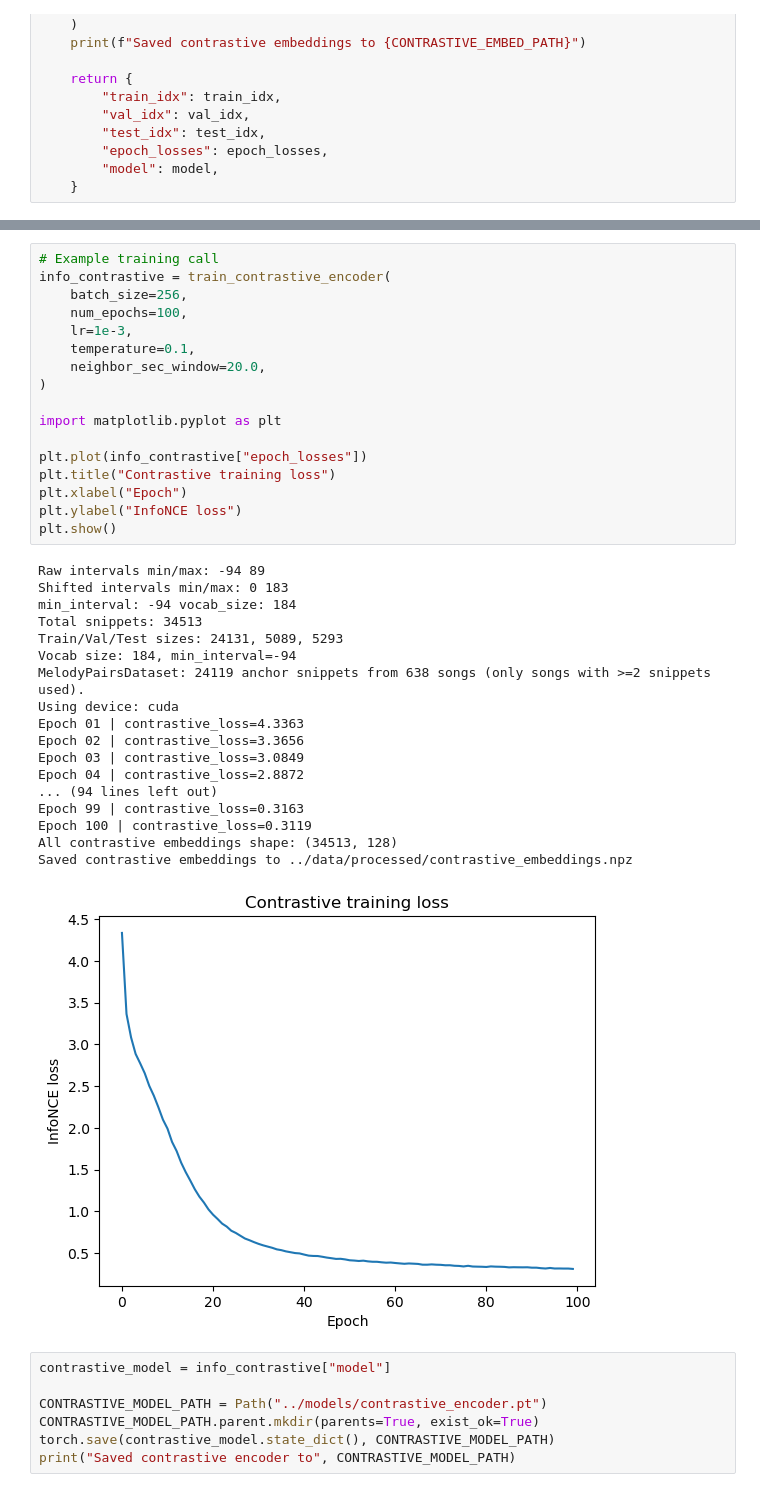
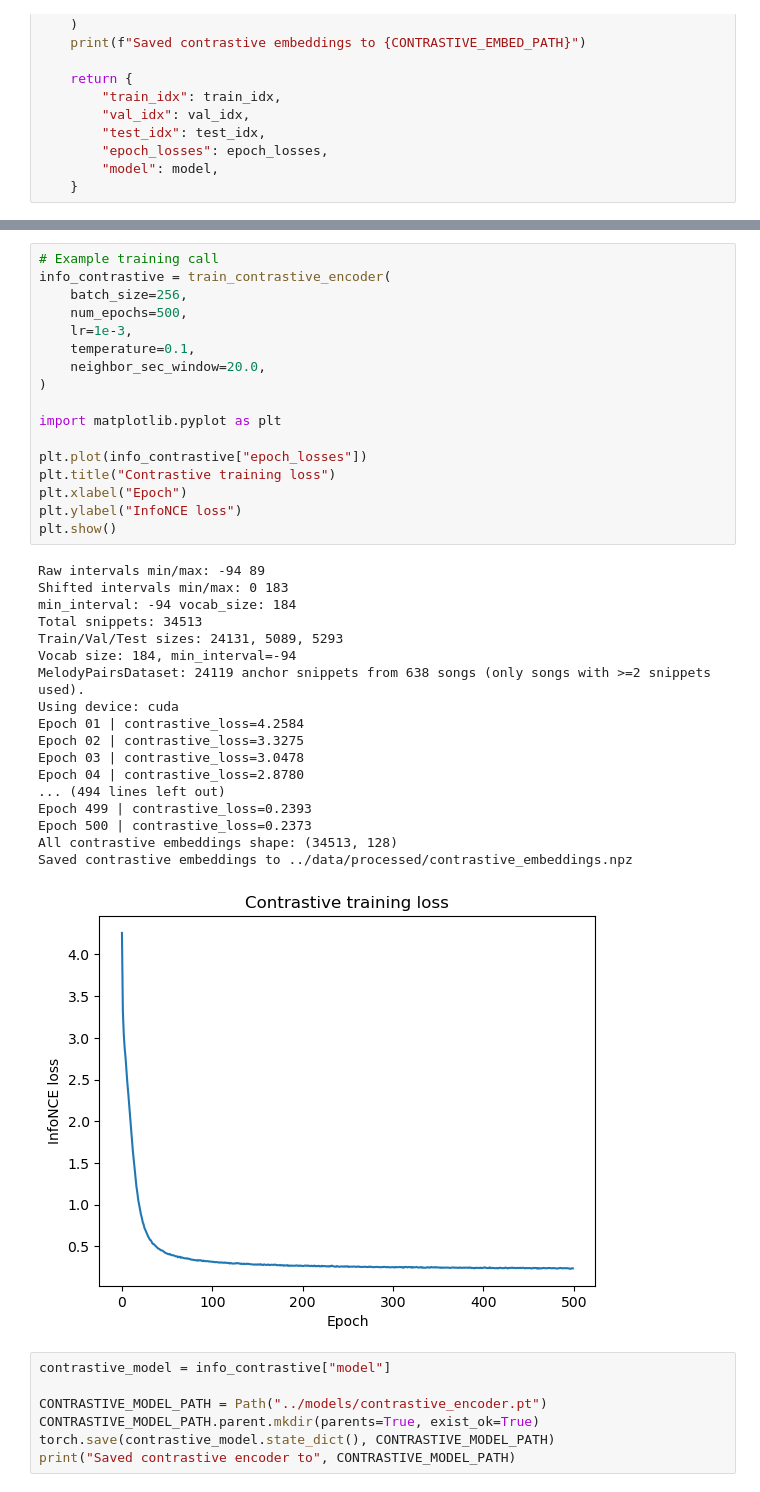
Before and after one commit to ritwikgarg/CS-441-Applied-ML-Project, a Jupyter notebook: notebooks/contrastive_autoencoder_model.ipynb, the cells around one changed output, grey strips where cells are left out. Saved outputs shown, nothing was run; the diff lists cells and outputs as text.

```diff
--- a/notebooks/contrastive_autoencoder_model.ipynb
+++ b/notebooks/contrastive_autoencoder_model.ipynb
@@ -364,39 +457,39 @@ def train_contrastive_encoder(
 # %%
 # Example training call
 info_contrastive = train_contrastive_encoder(
     batch_size=256,
-    num_epochs=100,
+    num_epochs=500,
     lr=1e-3,
     temperature=0.1,
     neighbor_sec_window=20.0,
 )
 
 import matplotlib.pyplot as plt
 
 plt.plot(info_contrastive["epoch_losses"])
 plt.title("Contrastive training loss")
 plt.xlabel("Epoch")
 plt.ylabel("InfoNCE loss")
 plt.show()
 # %% [output]
 Raw intervals min/max: -94 89
 Shifted intervals min/max: 0 183
 min_interval: -94 vocab_size: 184
 Total snippets: 34513
 Train/Val/Test sizes: 24131, 5089, 5293
 Vocab size: 184, min_interval=-94
 MelodyPairsDataset: 24119 anchor snippets from 638 songs (only songs with >=2 snippets used).
 Using device: cuda
-Epoch 01 | contrastive_loss=4.3363
-Epoch 02 | contrastive_loss=3.3656
-Epoch 03 | contrastive_loss=3.0849
-Epoch 04 | contrastive_loss=2.8872
-... (94 lines left out)
-Epoch 99 | contrastive_loss=0.3163
-Epoch 100 | contrastive_loss=0.3119
+Epoch 01 | contrastive_loss=4.2584
+Epoch 02 | contrastive_loss=3.3275
+Epoch 03 | contrastive_loss=3.0478
+Epoch 04 | contrastive_loss=2.8780
+... (494 lines left out)
+Epoch 499 | contrastive_loss=0.2393
+Epoch 500 | contrastive_loss=0.2373
 All contrastive embeddings shape: (34513, 128)
 Saved contrastive embeddings to ../data/processed/contrastive_embeddings.npz
-[figure, old version]
+[figure, new version]
 # %%
 contrastive_model = info_contrastive["model"]
 
```
Also changed, not shown: parts of 9 cells of this notebook, 14 other files.
